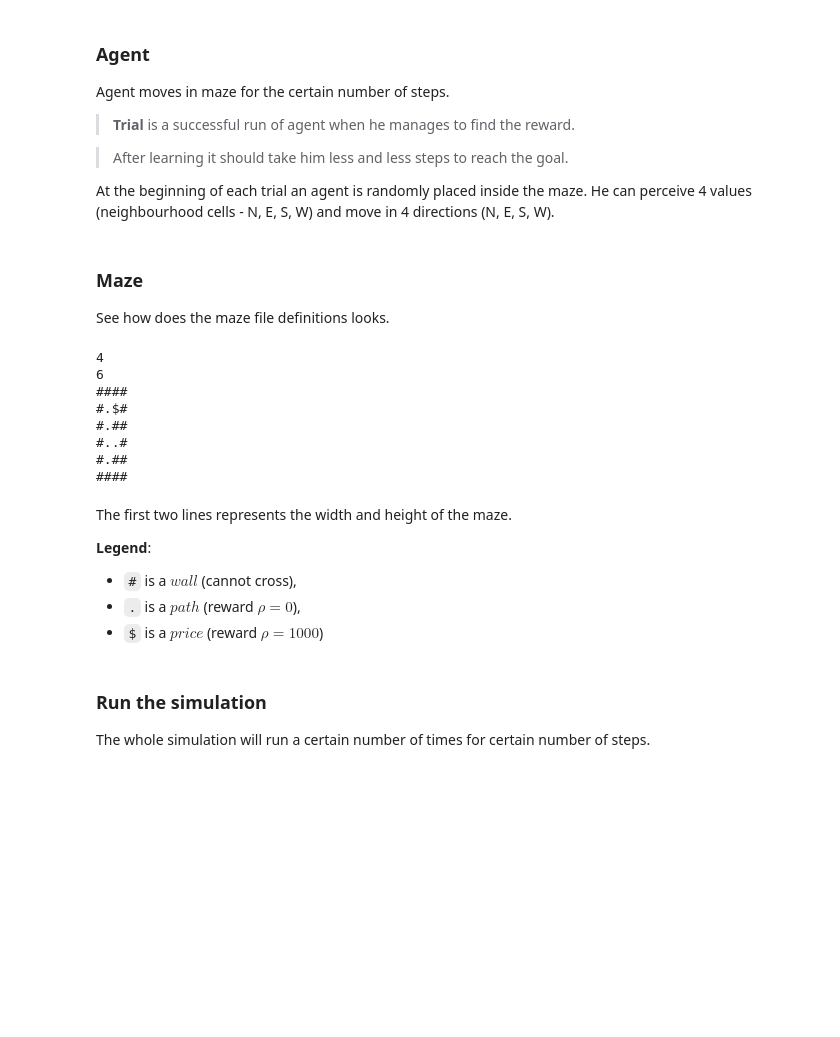
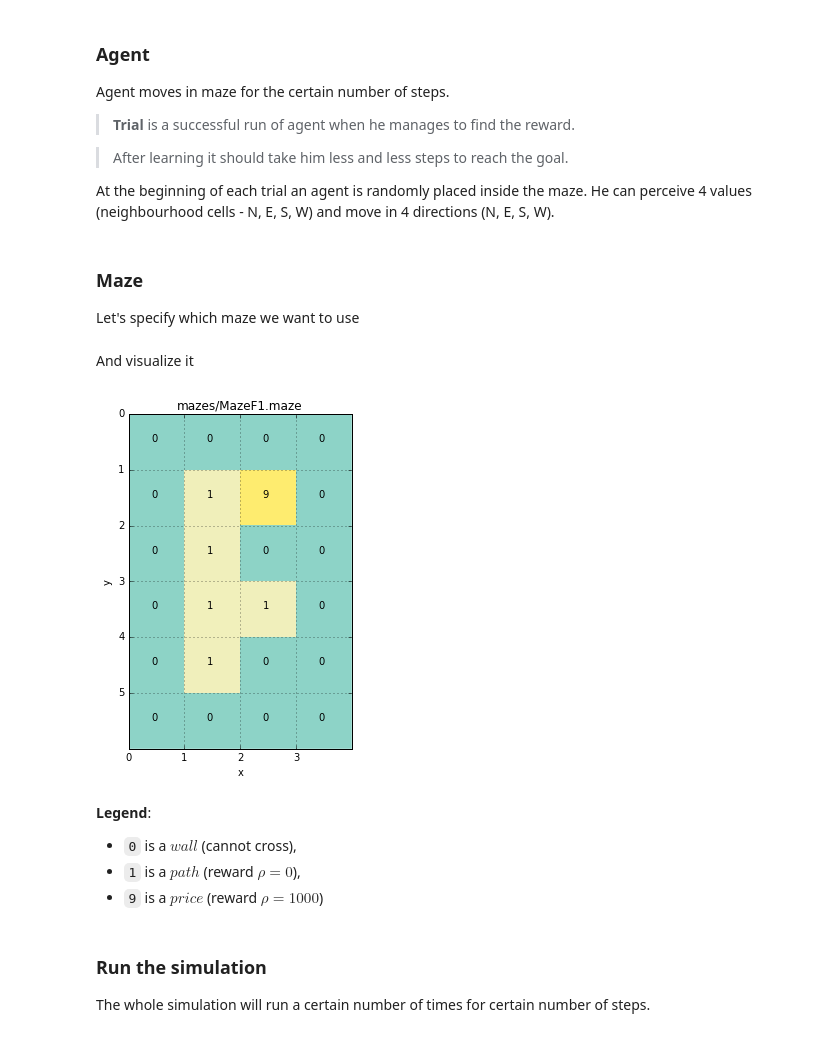
Before and after one commit to ParrotPrediction/pyalcs, a Jupyter notebook: examples/notebooks/ACS2 in Maze.ipynb, the cells around one changed output. Cells and saved outputs as stored; diff of their text form; code cells hidden in the pictures; blank space fills up the shorter version.

```diff
--- a/examples/notebooks/ACS2 in Maze.ipynb
+++ b/examples/notebooks/ACS2 in Maze.ipynb
@@ -37,31 +37,48 @@ Agent moves in maze for the certain number of steps.
 > After learning it should take him less and less steps to reach the goal.
 
 At the beginning of each trial an agent is randomly placed inside the maze. He can perceive 4 values (neighbourhood cells - N, E, S, W) and move in 4 directions (N, E, S, W).
-# %% [markdown]
-### Maze
-See how does the maze file definitions looks.
+# %% [markdown]
+### Maze
+Let's specify which maze we want to use
 # %%
 # Location of the maze file
 MAZE_LOCATION = 'mazes/MazeF1.maze'
-
-with open('../../' + MAZE_LOCATION, 'rt', ) as f:
-    print(f.read())
-# %% [output]
-4
-6
-####
-#.$#
-#.##
-#..#
-#.##
-####
+# %% [markdown]
+And visualize it
+# %%
+env = Maze(MAZE_LOCATION)
+
+fig = plt.figure(figsize=(env.max_x, env.max_y))
+ax = fig.add_subplot(111, aspect='equal')
+
+# Render maze as image
+plt.imshow(env.matrix, interpolation='none', cmap='Set3', aspect='auto',
+           extent=[0, env.max_x, env.max_y, 0])
+
+# Add labels to each cell
+for x in range(0, env.max_x):
+    for y in range(0, env.max_y):
+        plt.text(x+0.4, y+0.5, env.matrix[y][x])
+
+ax.set_title(MAZE_LOCATION)
+ax.set_xlabel('x')
+ax.set_ylabel('y')
+
+plt.xlim(0, env.max_x)
+plt.ylim(env.max_y, 0)
+
+plt.xticks(range(0, env.max_x))
+plt.yticks(range(0, env.max_y))
+
+plt.grid(True)
+plt.show()
+# %% [output]
+[figure, added]
 # %% [markdown]
-The first two lines represents the width and height of the maze.
-
 **Legend**:
-- `#` is a $wall$ (cannot cross),
-- `.` is a $path$ (reward $\rho = 0$),
-- `$` is a $price$ (reward $\rho = 1000$)
+- `0` is a $wall$ (cannot cross),
+- `1` is a $path$ (reward $\rho = 0$),
+- `9` is a $price$ (reward $\rho = 1000$)
 # %% [markdown]
 ### Run the simulation
 The whole simulation will run a certain number of times for certain number of steps.
```
Also changed, not shown: parts of 5 cells of this notebook, 8 other files.
